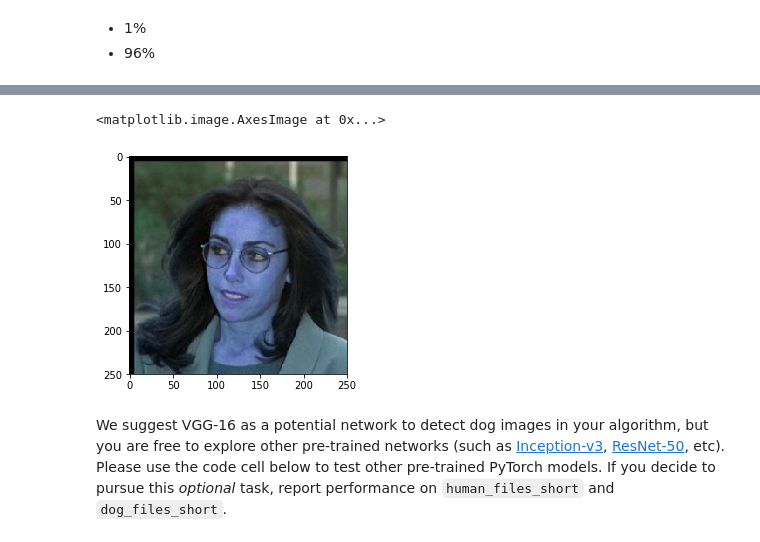
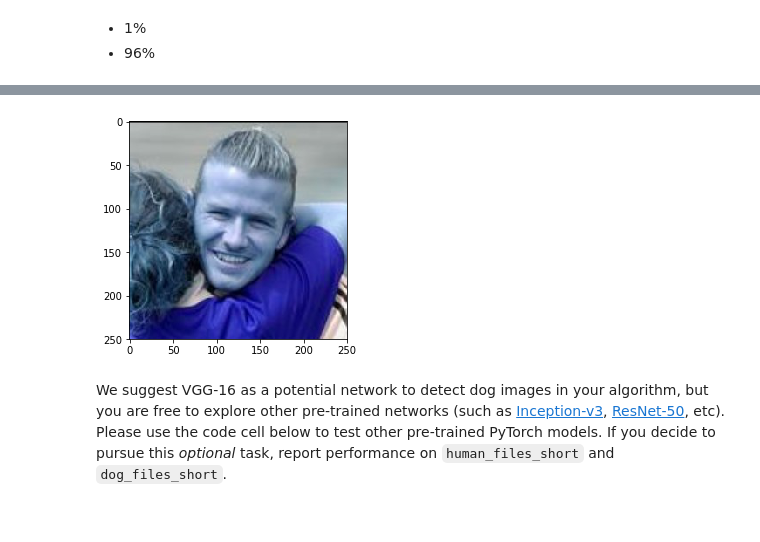
Before and after one commit to kapilsh/deep-learning-v2-pytorch, a Jupyter notebook: project-dog-classification/dog_app.ipynb, the cells around one changed output, grey strips where cells are left out. Cells and saved outputs as stored; diff of their text form; code cells hidden in the pictures.

```diff
--- a/project-dog-classification/dog_app.ipynb
+++ b/project-dog-classification/dog_app.ipynb
@@ -312,11 +312,10 @@ Human Accuracy (%): 1.0% | Dogs Accuracy (%): 96.0%
 # %%
-human_classified_as_dog = np.where(np.array([x.numpy() for x in human_face_detections]) == 1)[0][0]
+if human_perc > 0:
+    human_classified_as_dog = np.where(np.array([x.numpy() for x in human_face_detections]) == 1)[0][0]
+    img = cv2.imread(human_files_short[human_classified_as_dog])
+    plt.imshow(img)
+# %% [output]
+[figure, added]
-# %%
-img = cv2.imread(human_files_short[human_classified_as_dog])
-plt.imshow(img)
-# %% [output]
-<matplotlib.image.AxesImage at 0x...>
-[figure, removed]
 # %% [markdown]
 We suggest VGG-16 as a potential network to detect dog images in your algorithm, but you are free to explore other pre-trained networks (such as [Inception-v3](http://pytorch.org/docs/master/torchvision/models.html#inception-v3), [ResNet-50](http://pytorch.org/docs/master/torchvision/models.html#id3), etc).  Please use the code cell below to test other pre-trained PyTorch models.  If you decide to pursue this _optional_ task, report performance on `human_files_short` and `dog_files_short`.
 # %%
```
Also changed, not shown: parts of 9 cells of this notebook.
